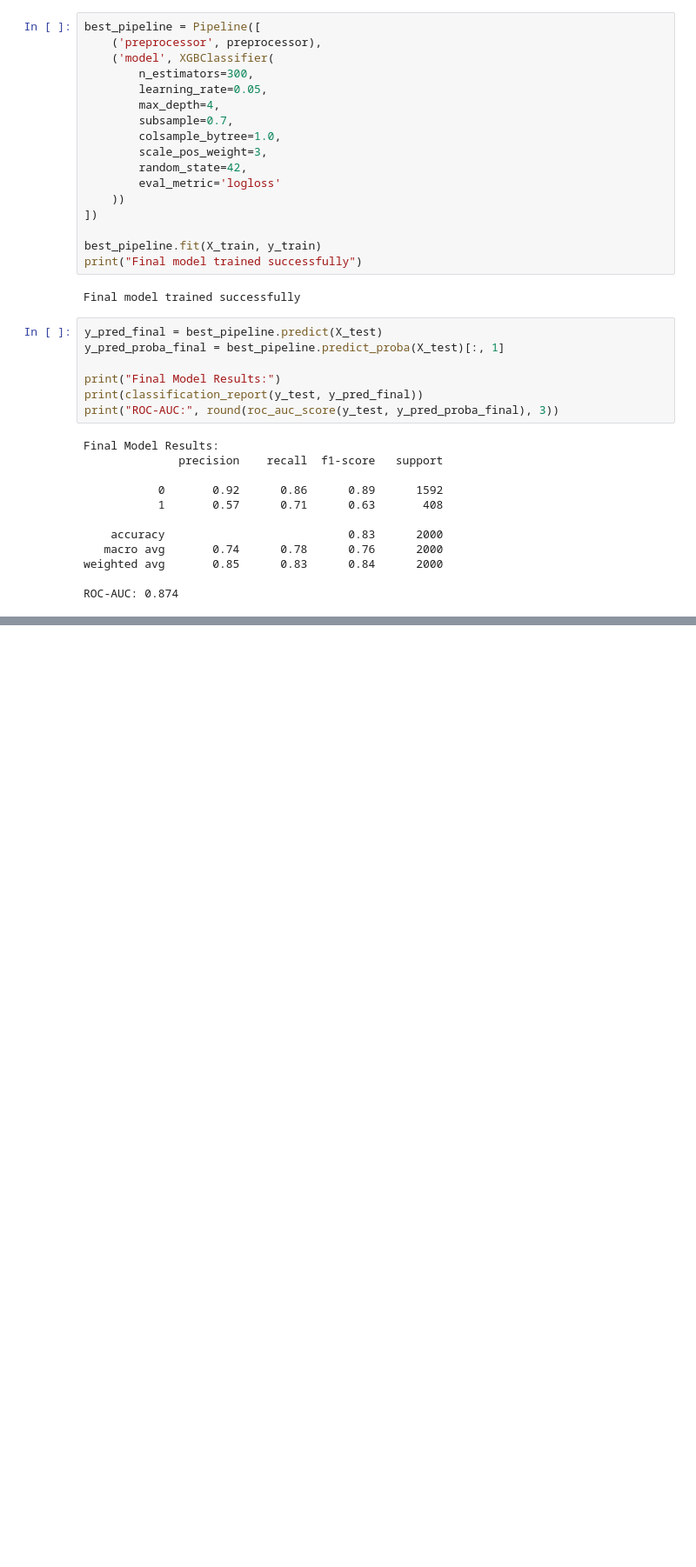
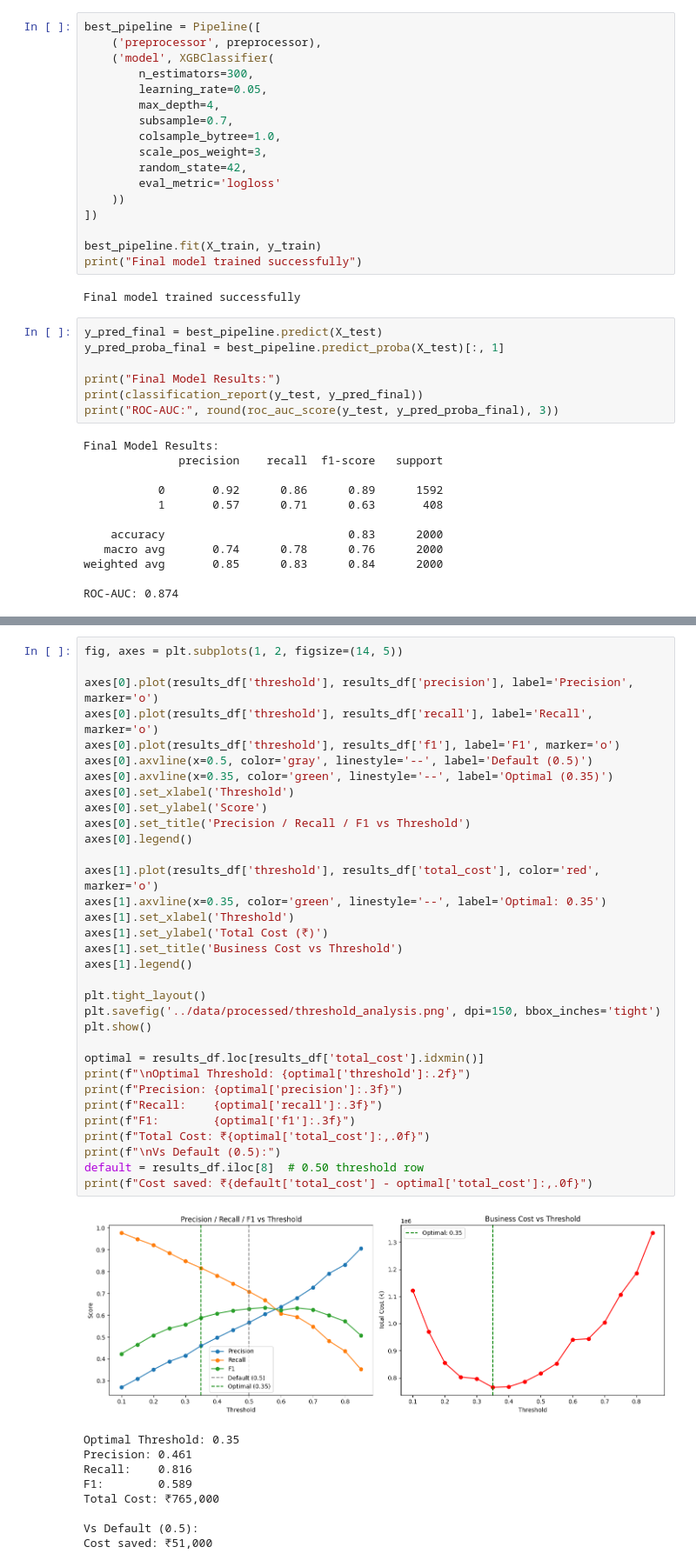
Before and after one commit to Parth2711b/Customer-churn-prediction-and-retention-analytics, a Jupyter notebook: notebooks/model_engineering.ipynb, the cells around one changed output, grey strips where cells are left out. Shown at 87% size. Drawn from its saved outputs; the diff is of its cells as text; blank space fills up the shorter version.

```diff
--- a/notebooks/model_engineering.ipynb
+++ b/notebooks/model_engineering.ipynb
@@ -385,0 +440,43 @@ ROC-AUC: 0.874
+# %%
+fig, axes = plt.subplots(1, 2, figsize=(14, 5))
+
+axes[0].plot(results_df['threshold'], results_df['precision'], label='Precision', marker='o')
+axes[0].plot(results_df['threshold'], results_df['recall'], label='Recall', marker='o')
+axes[0].plot(results_df['threshold'], results_df['f1'], label='F1', marker='o')
+axes[0].axvline(x=0.5, color='gray', linestyle='--', label='Default (0.5)')
+axes[0].axvline(x=0.35, color='green', linestyle='--', label='Optimal (0.35)')
+axes[0].set_xlabel('Threshold')
+axes[0].set_ylabel('Score')
+axes[0].set_title('Precision / Recall / F1 vs Threshold')
+axes[0].legend()
+
+axes[1].plot(results_df['threshold'], results_df['total_cost'], color='red', marker='o')
+axes[1].axvline(x=0.35, color='green', linestyle='--', label='Optimal: 0.35')
+axes[1].set_xlabel('Threshold')
+axes[1].set_ylabel('Total Cost (₹)')
+axes[1].set_title('Business Cost vs Threshold')
+axes[1].legend()
+
+plt.tight_layout()
+plt.savefig('../data/processed/threshold_analysis.png', dpi=150, bbox_inches='tight')
+plt.show()
+
+optimal = results_df.loc[results_df['total_cost'].idxmin()]
+print(f"\nOptimal Threshold: {optimal['threshold']:.2f}")
+print(f"Precision: {optimal['precision']:.3f}")
+print(f"Recall:    {optimal['recall']:.3f}")
+print(f"F1:        {optimal['f1']:.3f}")
+print(f"Total Cost: ₹{optimal['total_cost']:,.0f}")
+print(f"\nVs Default (0.5):")
+default = results_df.iloc[8]  # 0.50 threshold row
+print(f"Cost saved: ₹{default['total_cost'] - optimal['total_cost']:,.0f}")
+# %% [output]
+[figure, added]
+Optimal Threshold: 0.35
+Precision: 0.461
+Recall:    0.816
+F1:        0.589
+Total Cost: ₹765,000
+
+Vs Default (0.5):
+Cost saved: ₹51,000
```
Also changed, not shown: parts of 11 cells of this notebook, 6 other files.
